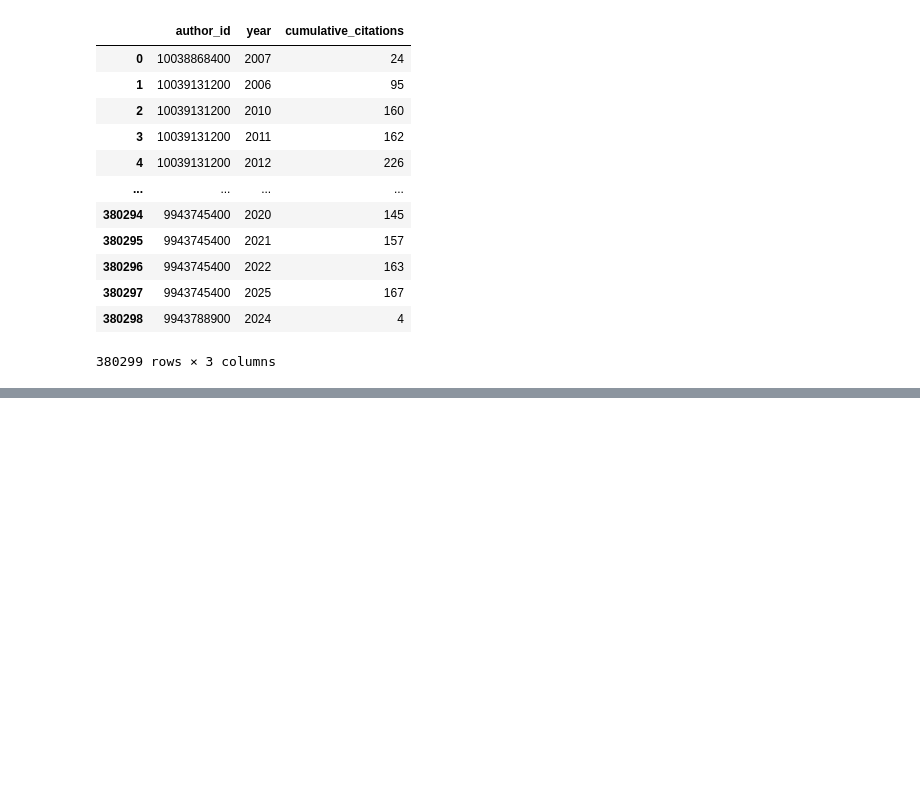
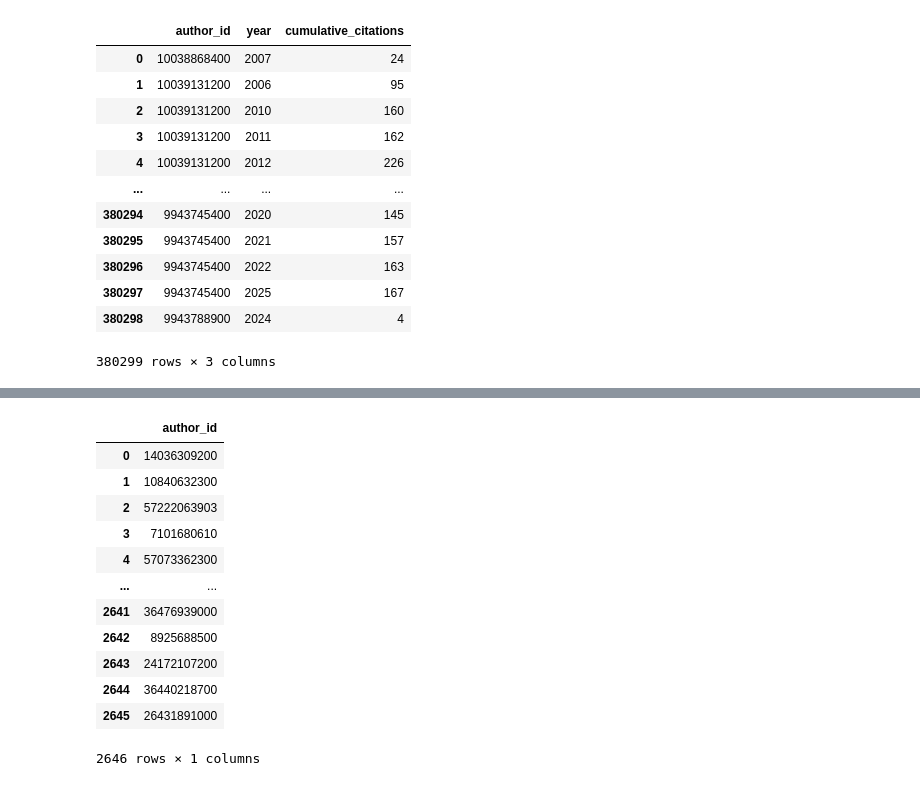
Before and after one commit to pesader/graphology, a Jupyter notebook: analysis.ipynb, the cells around one changed output, grey strips where cells are left out. Drawn from its saved outputs; the diff is of its cells as text; code cells hidden in the pictures; blank space fills up the shorter version.

```diff
--- a/analysis.ipynb
+++ b/analysis.ipynb
@@ -1346,0 +1393,48 @@ slope change mean (all years) in experimental group: 1.2007832873693798
+# %%
+def get_control_group_improved(year):
+    return gds.run_cypher(
+    f"""
+    MATCH (a:Author)-[:HOME_INSTITUTION]->(i:Institution)
+    WHERE a.community_institution = "60029570" AND
+          i.scopus_id = "60029570"
+
+    // No external collaborations before year+1
+    AND NOT EXISTS {{
+        MATCH (a)<-[:INVOLVES_AUTHOR]-(auth1:Authorship)-[:INVOLVES_DOCUMENT]->(d:Document),
+              (d)<-[:INVOLVES_DOCUMENT]-(auth2:Authorship)-[:INVOLVES_AUTHOR]->(a2:Author)
+        WHERE a <> a2 AND
+              auth1.external = false AND
+              auth2.external = true AND
+              d.date < "{year + 1}-01-01"
+    }}
+
+    // At least one internal collaboration on year with ≤ 15 authors
+    AND EXISTS {{
+        MATCH (a)<-[:INVOLVES_AUTHOR]-(auth1:Authorship)-[:INVOLVES_DOCUMENT]->(d:Document)
+        WHERE d.date >= "{year}-01-01" AND d.date < "{year + 1}-01-01"
+        WITH d
+        MATCH (d)<-[:INVOLVES_DOCUMENT]-(:Authorship)-[:INVOLVES_AUTHOR]->(coauthor:Author)
+        WITH count(DISTINCT coauthor) AS author_count
+        WHERE author_count <= 10
+    }}
+
+    RETURN a.scopus_id AS author_id
+    """,
+    )
+# %%
+df_conimp = get_control_group_improved(2010)
+df_conimp
+# %% [output]
+|  | author_id |
+| 0 | 14036309200 |
+| 1 | 10840632300 |
+| 2 | 57222063903 |
+| 3 | 7101680610 |
+| 4 | 57073362300 |
+| ... | ... |
+| 2641 | 36476939000 |
+| 2642 | 8925688500 |
+| 2643 | 24172107200 |
+| 2644 | 36440218700 |
+| 2645 | 26431891000 |
+2646 rows × 1 columns
```
Also changed, not shown: parts of 49 cells of this notebook.
